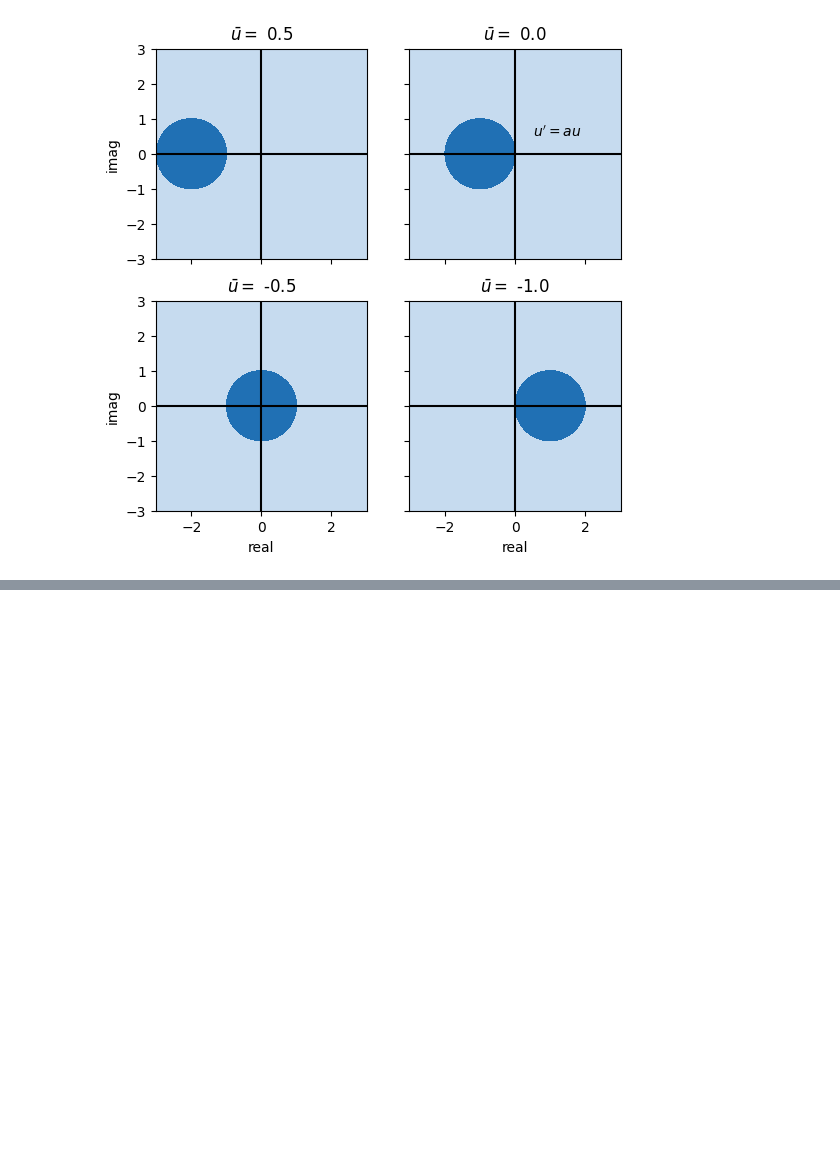
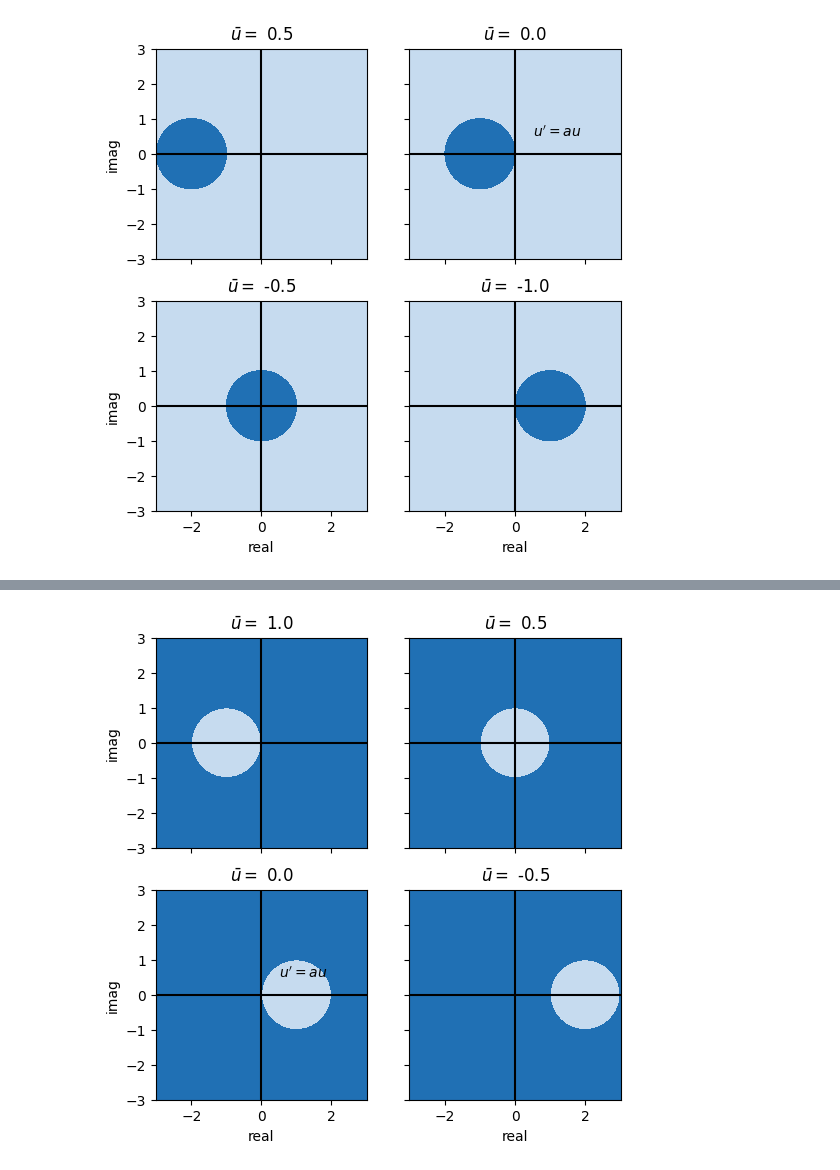
Before and after one commit to RicardoRG73/TesisDoctorado, a Jupyter notebook: A-stability.ipynb, the cells around one changed output, grey strips where cells are left out. Drawn from its saved outputs; the diff is of its cells as text; code cells hidden in the pictures; blank space fills up the shorter version.

Commit message:
A-stability modified, u'=u+u^2 solved with FE, BE, CN, RKF

```diff
--- a/A-stability.ipynb
+++ b/A-stability.ipynb
@@ -67,0 +73,30 @@ plt.show()
+# %%
+ubars = np.array([1,0.5,0,-0.5])
+fig, axs = plt.subplots(2,2, figsize=(6,6))
+for i in range(ubars.shape[0]):
+    u = ubars[i]
+    condicion = 1 - k * (plano + 2*u)
+    norma = np.sqrt( condicion.real**2 + condicion.imag**2 ) >= 1
+    ax = axs.flat[i]
+    ax.contourf(
+        x,
+        y,
+        norma,
+        levels=np.array([-1,0,1]),
+        cmap="Blues"
+    )
+    ax.axhline(0, color="k")
+    ax.axvline(0, color="k")
+    ax.axis("equal")
+    ax.set_title(r"$\bar{u}=$ %1.1f" %u)
+    ax.set_xlabel("real")
+    ax.set_ylabel("imag")
+    if u == 0.0:
+        ax.text(0.5,0.5,"$u'=au$")
+for ax in axs.flat:
+    ax.label_outer()
+
+plt.savefig("figuras/A-Stability-dudt=au+u2-BE.pdf")
+plt.show()
+# %% [output]
+[figure, added]
```
Also changed, not shown: parts of 18 cells of this notebook, 6 other files.
